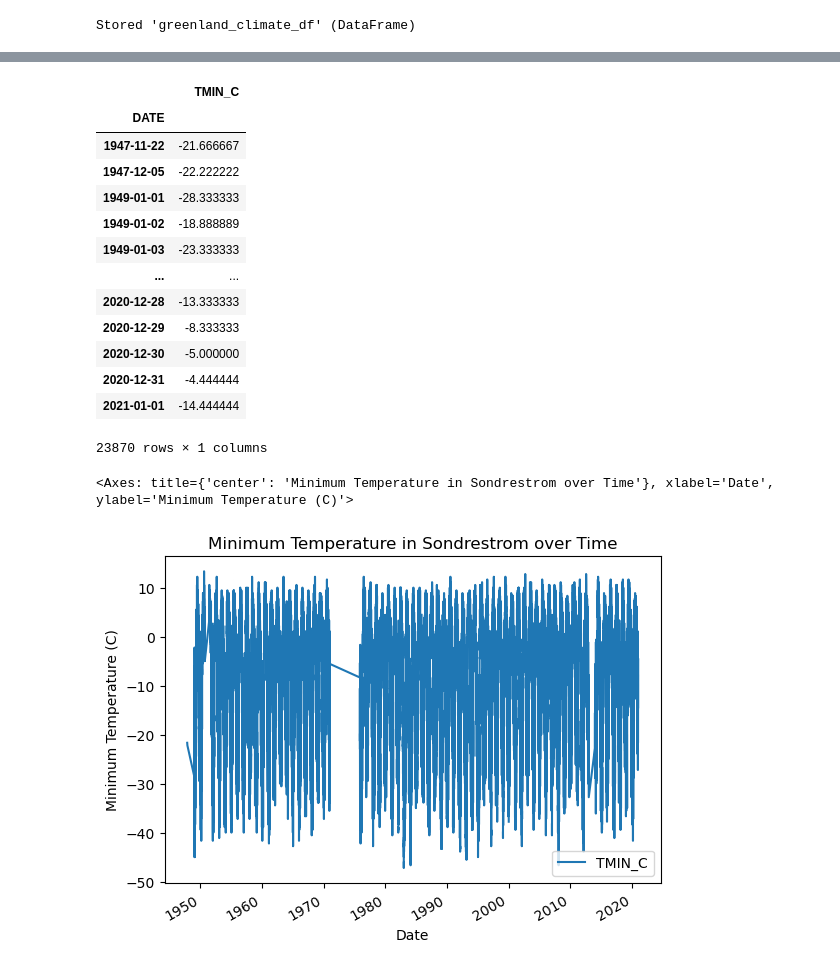
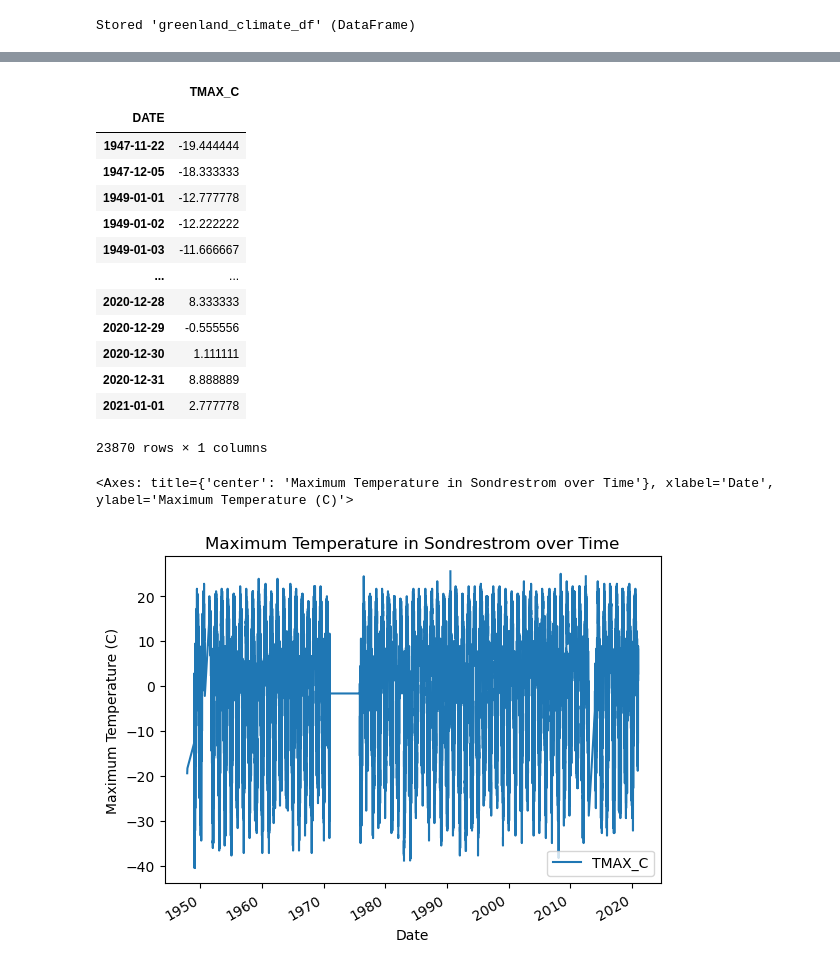
Before and after one commit to earthlab-education/climate-coding-challenge-allenmoench, a Jupyter notebook: Notebooks/Climate_Coding_Challenge/climate_12_portfolio_03.ipynb, the cells around one changed output, grey strips where cells are left out. Drawn from its saved outputs; the diff is of its cells as text; code cells hidden in the pictures.

```diff
--- a/Notebooks/Climate_Coding_Challenge/climate_12_portfolio_03.ipynb
+++ b/Notebooks/Climate_Coding_Challenge/climate_12_portfolio_03.ipynb
@@ -45,4 +45,4 @@ greenland_climate_df
 # %%
-greenland_climate_df = greenland_climate_df[['PRCP', 'TMIN']]
+greenland_climate_df = greenland_climate_df[['PRCP', 'TMIN', 'TMAX']]
 greenland_climate_df
 # %% [output]
@@ -81,7 +82,7 @@ greenland_climate_df.TMIN.plot.hist()
 # define a new dataframe, renaming the columns to include correct units.
 
 greenland_climate_df_u = greenland_climate_df.rename(columns={
-    'TMIN': 'TMIN_F',
+    'TMAX': 'TMAX_F',
 })
 
 greenland_climate_df_u
@@ -103,6 +104,7 @@ greenland_climate_df_u
 # %%
 # define the df as a function that converts Farenheit to Celsius.
 
-greenland_climate_df_u['TMIN_C'] = (greenland_climate_df_u['TMIN_F']-32)*5/9
+#greenland_climate_df_u['TMIN_C'] = (greenland_climate_df_u['TMIN_F']-32)*5/9
+greenland_climate_df_u['TMAX_C'] = (greenland_climate_df_u['TMAX_F']-32)*5/9
 greenland_climate_df_u
 # %% [output]
@@ -123,37 +125,37 @@ greenland_climate_df_u
 # %%
-greenland_climate_df = greenland_climate_df_u[['TMIN_C']]
+greenland_climate_df = greenland_climate_df_u[['TMAX_C']]
 greenland_climate_df
 # %% [output]
-|  | TMIN_C |
+|  | TMAX_C |
 | DATE |  |
-| 1947-11-22 | -21.666667 |
-| 1947-12-05 | -22.222222 |
-| 1949-01-01 | -28.333333 |
-| 1949-01-02 | -18.888889 |
-| 1949-01-03 | -23.333333 |
+| 1947-11-22 | -19.444444 |
+| 1947-12-05 | -18.333333 |
+| 1949-01-01 | -12.777778 |
+| 1949-01-02 | -12.222222 |
+| 1949-01-03 | -11.666667 |
 | ... | ... |
-| 2020-12-28 | -13.333333 |
-| 2020-12-29 | -8.333333 |
-| 2020-12-30 | -5.000000 |
-| 2020-12-31 | -4.444444 |
-| 2021-01-01 | -14.444444 |
+| 2020-12-28 | 8.333333 |
+| 2020-12-29 | -0.555556 |
+| 2020-12-30 | 1.111111 |
+| 2020-12-31 | 8.888889 |
+| 2021-01-01 | 2.777778 |
 23870 rows × 1 columns
 # %%
 # Plot the data using .plot
 # greenland_climate_df.plot(
 #     y='PRCP',
 #     title='Precipitation in Sondrestrom over Time',
 #     xlabel='Date',
 #     ylabel='Precipitation (in.)')
 # Plot the data using .plot
 greenland_climate_df.plot(
-    y='TMIN_C',
-    title='Minimum Temperature in Sondrestrom over Time',
+    y='TMAX_C',
+    title='Maximum Temperature in Sondrestrom over Time',
     xlabel='Date',
-    ylabel='Minimum Temperature (C)')
+    ylabel='Maximum Temperature (C)')
 # %% [output]
-<Axes: title={'center': 'Minimum Temperature in Sondrestrom over Time'}, xlabel='Date', ylabel='Minimum Temperature (C)'>
+<Axes: title={'center': 'Maximum Temperature in Sondrestrom over Time'}, xlabel='Date', ylabel='Maximum Temperature (C)'>
-[figure, old version]
+[figure, new version]
 # %%
 gl_ann_climate_df = greenland_climate_df.resample('YS').mean()
 gl_ann_climate_df
```
Also changed, not shown: parts of 11 cells of this notebook.
